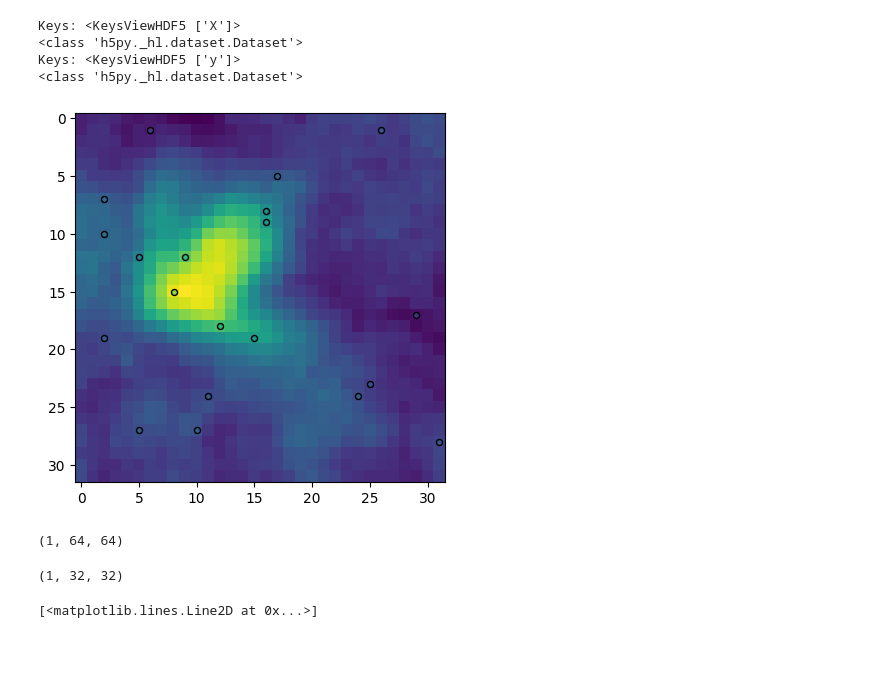
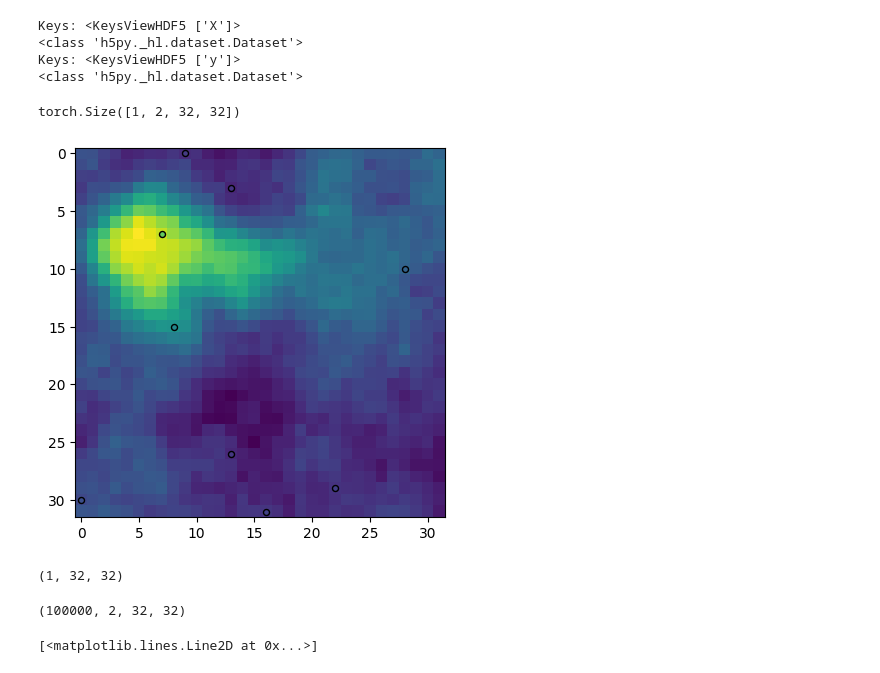
Before and after one commit to antoine-bigeard/cDGM4Planning, a Jupyter notebook: notebooks/data.ipynb, the cells around one changed output. Drawn from its saved outputs; the diff is of its cells as text; code cells hidden in the pictures.

```diff
--- a/notebooks/data.ipynb
+++ b/notebooks/data.ipynb
@@ -13,7 +13,7 @@ import seaborn as sns
 import matplotlib.cm as cm
 # %%
 # filename = "/home/abigeard/RA_CCS/DeepGenerativeModelsCCS/data/observations64.hdf5"
-filename = "/home/abigeard/RA_CCS/DeepGenerativeModelsCCS/data/ore_maps_64.hdf5"
+filename = "/home/abigeard/RA_CCS/DeepGenerativeModelsCCS/data/ore_maps_32.hdf5"
 with h5py.File(filename, "r") as f:
     print("Keys: %s" % f.keys())
     # get first object name/key; may or may NOT be a group
@@ -32,7 +32,7 @@ with h5py.File(filename, "r") as f:
     ds_obj = f[a_group_key]      # returns as a h5py dataset object
     ds_arr = f[a_group_key][()]  # returns as a numpy array
 # filename = "/home/abigeard/RA_CCS/DeepGenerativeModelsCCS/data/observations64.hdf5"
-filename = "/home/abigeard/RA_CCS/DeepGenerativeModelsCCS/data/ore_maps_observations_64.hdf5"
+filename = "/home/abigeard/RA_CCS/DeepGenerativeModelsCCS/data/ore_maps_observations_32.hdf5"
 with h5py.File(filename, "r") as f:
     print("Keys: %s" % f.keys())
     # get first object name/key; may or may NOT be a group
@@ -56,46 +56,48 @@ Keys: <KeysViewHDF5 ['X']>
 Keys: <KeysViewHDF5 ['y']>
 <class 'h5py._hl.dataset.Dataset'>
 # %%
-i=100
+i=10
 s = data[i]
 y = data2[i]
 s=torch.Tensor(s)
 y = torch.Tensor(y).unsqueeze(0)
+print(y.shape)
 y_1_idxs=get_idx_val_2D(y)
 cmap = cm.viridis
 fig, ax=plt.subplots()
 plt.imshow(s.squeeze().detach().cpu(), cmap=cmap)
 # sns.heatmap(y[0,1].squeeze().detach().cpu())
 # fig, ax = plt.subplots(subplot_kw={"projection": "3d"})
 # X, Y = np.arange(0, 64, 1), np.arange(0, 64, 1)
 # X, Y = np.meshgrid(X, Y)
 # ax.plot_surface(X, Y, s.squeeze().detach().cpu())
 for j in range(len(y_1_idxs[0][0])):
     observation_pt = (y_1_idxs[0][0][j].cpu(), y_1_idxs[1][0][j].cpu())
     plt.scatter(
         [observation_pt[0][1]],
         [observation_pt[0][0]],
         color=cmap(observation_pt[1]),
         marker='.',
         cmap=cmap,
         s=75,
         edgecolors='black',
     )
 # for j in range(len(y_1_idxs[0][0])):
 #     observation_pt = (y_1_idxs[0][0][j].cpu(), y_1_idxs[1][0][j].cpu())
 #     ax.scatter(
 #         [observation_pt[0][0]],
 #         [observation_pt[0][1]],
 #         [observation_pt[1]],
 #         s=25,
 #         c="r",
 #     )
 # %% [output]
+torch.Size([1, 2, 32, 32])
-[figure, old version]
+[figure, new version]
 # %%
-surfaces[0].shape
+data2[0].shape
 # %% [output]
-(1, 64, 64)
+(1, 32, 32)
 # %%
 observations = []
 surfaces = []
@@ -118,5 +112,5 @@ for s in data:
-# %%
-surfaces[0].shape
-# %% [output]
-(1, 32, 32)
+# %%
+np.stack(observations).shape
+# %% [output]
+(100000, 2, 32, 32)
 # %%
```
Also changed, not shown: parts of 2 cells of this notebook, 14 other files.
